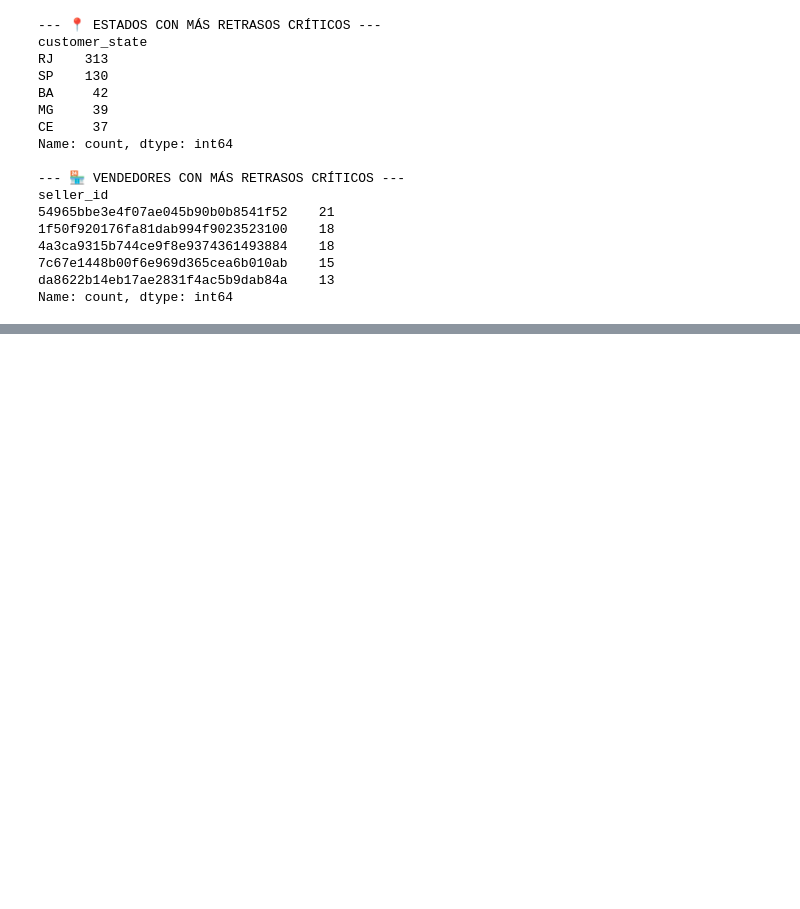
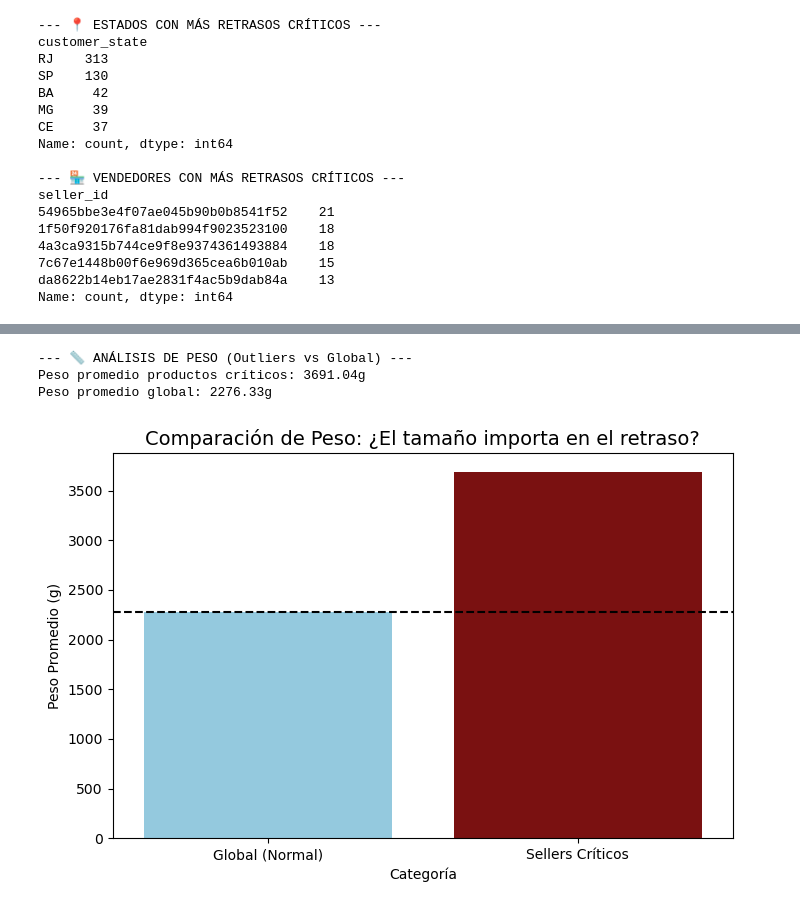
Before and after one commit to marcobustosblas/ecommerce-olist-analysis, a Jupyter notebook: notebooks/05_logistic_and_delivery.ipynb, the cells around one changed output, grey strips where cells are left out. Cells and saved outputs as stored; diff of their text form; code cells hidden in the pictures; blank space fills up the shorter version.

Commit message:
feat: confirmed weight bias in delays; critical sellers handle 62% heavier items

```diff
--- a/notebooks/05_logistic_and_delivery.ipynb
+++ b/notebooks/05_logistic_and_delivery.ipynb
@@ -522,0 +570,33 @@ Name: count, dtype: int64
+# %%
+# 4. Calculo métricas comparativas: ¿Son productos pesados o voluminosos?
+peso_promedio_critico = df_desastre_prod['product_weight_g'].mean()
+peso_promedio_global = products['product_weight_g'].mean()
+
+print(f"--- 📏 ANÁLISIS DE PESO (Outliers vs Global) ---")
+print(f"Peso promedio productos críticos: {peso_promedio_critico:.2f}g")
+print(f"Peso promedio global: {peso_promedio_global:.2f}g")
+# %% [output]
+--- 📏 ANÁLISIS DE PESO (Outliers vs Global) ---
+Peso promedio productos críticos: 3691.04g
+Peso promedio global: 2276.33g
+# %%
+# 5. Creo un DataFrame pequeño para graficar
+data_grafico = pd.DataFrame({
+    'Categoría': ['Global (Normal)', 'Sellers Críticos'],
+    'Peso Promedio (g)': [2276.33, 3691.04]
+})
+
+plt.figure(figsize=(8, 5))
+sns.barplot(
+    x='Categoría',
+    y='Peso Promedio (g)',
+    data=data_grafico,
+    palette=['skyblue', 'darkred'],
+    hue='Categoría',
+    legend=False
+)
+plt.title('Comparación de Peso: ¿El tamaño importa en el retraso?', fontsize=14)
+plt.axhline(2276.33, color='black', linestyle='--') # Línea de referencia
+plt.show()
+# %% [output]
+[figure, added]
```
Also changed, not shown: parts of 15 cells of this notebook.
